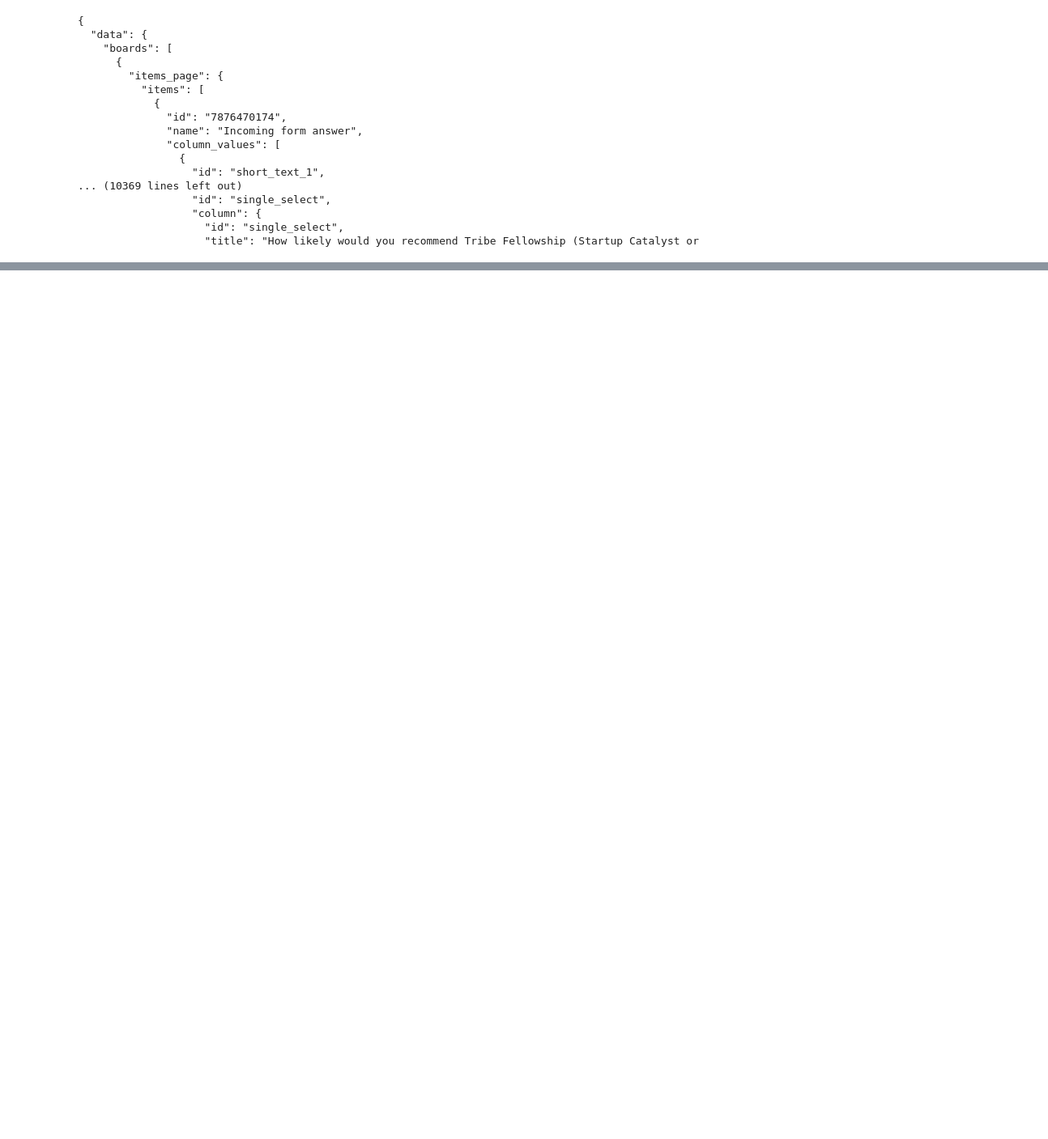
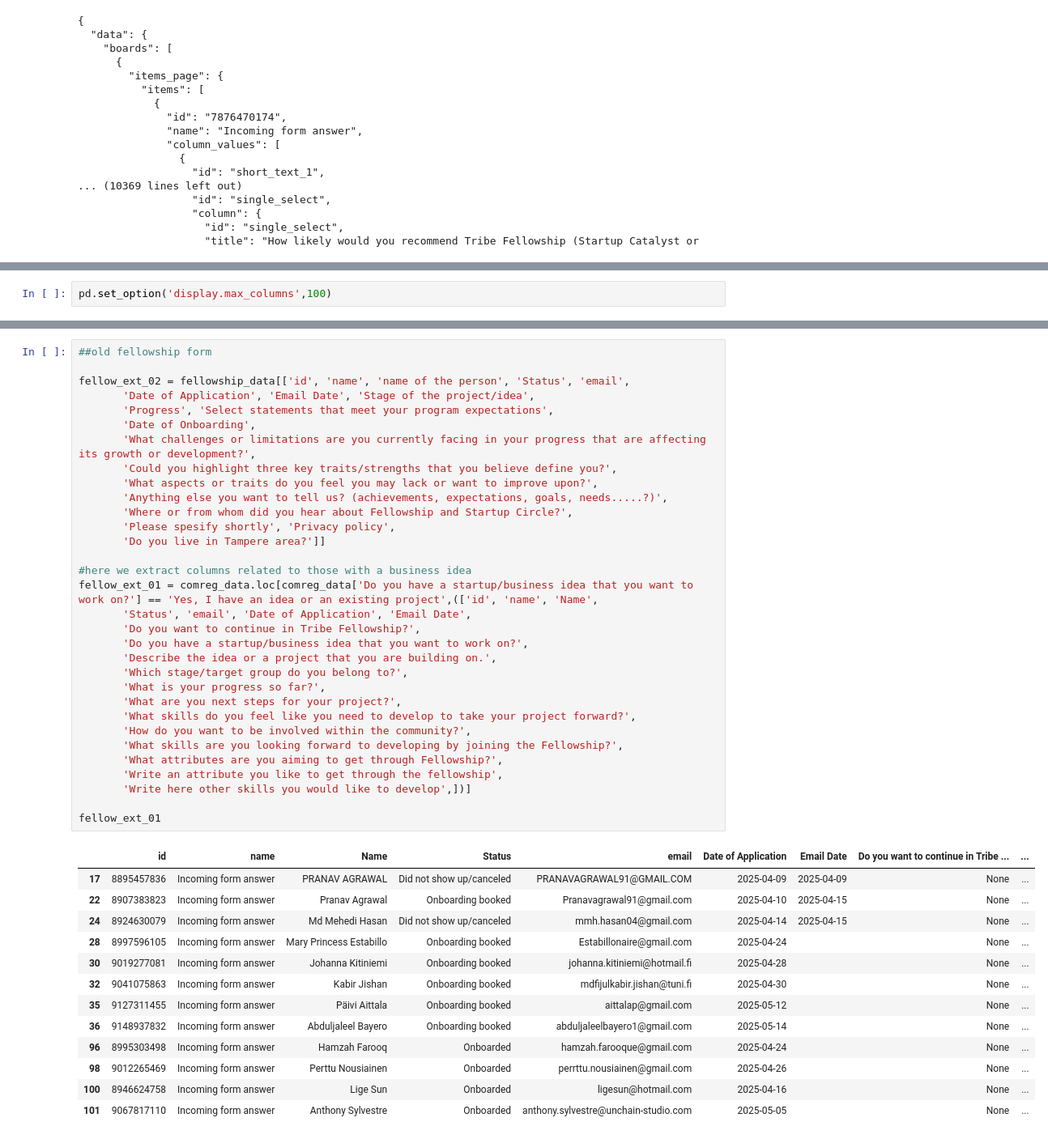
Before and after one commit to TribeDataTeam/Tribe-Data-Team, a Jupyter notebook: tribe_community_circle_data.ipynb, the cells around one changed output, grey strips where cells are left out. Shown at 81% size. Drawn from its saved outputs; the diff is of its cells as text; blank space fills up the shorter version.

Commit message:
tribe_event_analytics_updated_5_18_version_02

```diff
--- a/tribe_community_circle_data.ipynb
+++ b/tribe_community_circle_data.ipynb
@@ -202 +181,3 @@ Index(['id', 'name', 'name of the person', 'Status', 'email',
+# %%
+pd.set_option('display.max_columns',100)
 # %%
@@ -221,0 +210,46 @@ Index(['id', 'name', 'Name', 'Status', 'Date of Application', 'Email Date',
+# %%
+##old fellowship form
+
+fellow_ext_02 = fellowship_data[['id', 'name', 'name of the person', 'Status', 'email',
+       'Date of Application', 'Email Date', 'Stage of the project/idea',
+       'Progress', 'Select statements that meet your program expectations',
+       'Date of Onboarding',
+       'What challenges or limitations are you currently facing in your progress that are affecting its growth or development?',
+       'Could you highlight three key traits/strengths that you believe define you?',
+       'What aspects or traits do you feel you may lack or want to improve upon?',
+       'Anything else you want to tell us? (achievements, expectations, goals, needs.....?)',
+       'Where or from whom did you hear about Fellowship and Startup Circle?',
+       'Please spesify shortly', 'Privacy policy',
+       'Do you live in Tampere area?']]
+
+#here we extract columns related to those with a business idea
+fellow_ext_01 = comreg_data.loc[comreg_data['Do you have a startup/business idea that you want to work on?'] == 'Yes, I have an idea or an existing project',(['id', 'name', 'Name',
+       'Status', 'email', 'Date of Application', 'Email Date',
+       'Do you want to continue in Tribe Fellowship?',
+       'Do you have a startup/business idea that you want to work on?',
+       'Describe the idea or a project that you are building on.',
+       'Which stage/target group do you belong to?',
+       'What is your progress so far?',
+       'What are you next steps for your project?',
+       'What skills do you feel like you need to develop to take your project forward?',
+       'How do you want to be involved within the community?',
+       'What skills are you looking forward to developing by joining the Fellowship?',
+       'What attributes are you aiming to get through Fellowship?',
+       'Write an attribute you like to get through the fellowship',
+       'Write here other skills you would like to develop',])]
+
+fellow_ext_01
+# %% [output]
+|  | id | name | Name | Status | email | Date of Application | Email Date | Do you want to continue in Tribe ... | ... |
+| 17 | 8895457836 | Incoming form answer | PRANAV AGRAWAL | Did not show up/canceled | PRANAVAGRAWAL91@GMAIL.COM | 2025-04-09 | 2025-04-09 | None | ... |
+| 22 | 8907383823 | Incoming form answer | Pranav Agrawal | Onboarding booked | Pranavagrawal91@gmail.com | 2025-04-10 | 2025-04-15 | None | ... |
+| 24 | 8924630079 | Incoming form answer | Md Mehedi Hasan | Did not show up/canceled | mmh.hasan04@gmail.com | 2025-04-14 | 2025-04-15 | None | ... |
+| 28 | 8997596105 | Incoming form answer | Mary Princess Estabillo | Onboarding booked | Estabillonaire@gmail.com | 2025-04-24 |  | None | ... |
+| 30 | 9019277081 | Incoming form answer | Johanna Kitiniemi | Onboarding booked | johanna.kitiniemi@hotmail.fi | 2025-04-28 |  | None | ... |
+| 32 | 9041075863 | Incoming form answer | Kabir Jishan | Onboarding booked | mdfijulkabir.jishan@tuni.fi | 2025-04-30 |  | None | ... |
+| 35 | 9127311455 | Incoming form answer | Päivi Aittala | Onboarding booked | aittalap@gmail.com | 2025-05-12 |  | None | ... |
+| 36 | 9148937832 | Incoming form answer | Abduljaleel Bayero | Onboarding booked | abduljaleelbayero1@gmail.com | 2025-05-14 |  | None | ... |
+| 96 | 8995303498 | Incoming form answer | Hamzah Farooq | Onboarded | hamzah.farooque@gmail.com | 2025-04-24 |  | None | ... |
+| 98 | 9012265469 | Incoming form answer | Perttu Nousiainen | Onboarded | perrttu.nousiainen@gmail.com | 2025-04-26 |  | None | ... |
+| 100 | 8946624758 | Incoming form answer | Lige Sun | Onboarded | ligesun@hotmail.com | 2025-04-16 |  | None | ... |
+| 101 | 9067817110 | Incoming form answer | Anthony Sylvestre | Onboarded | anthony.sylvestre@unchain-studio.com | 2025-05-05 |  | None | ... |
```
Also changed, not shown: parts of 15 cells of this notebook, 1 other file.
